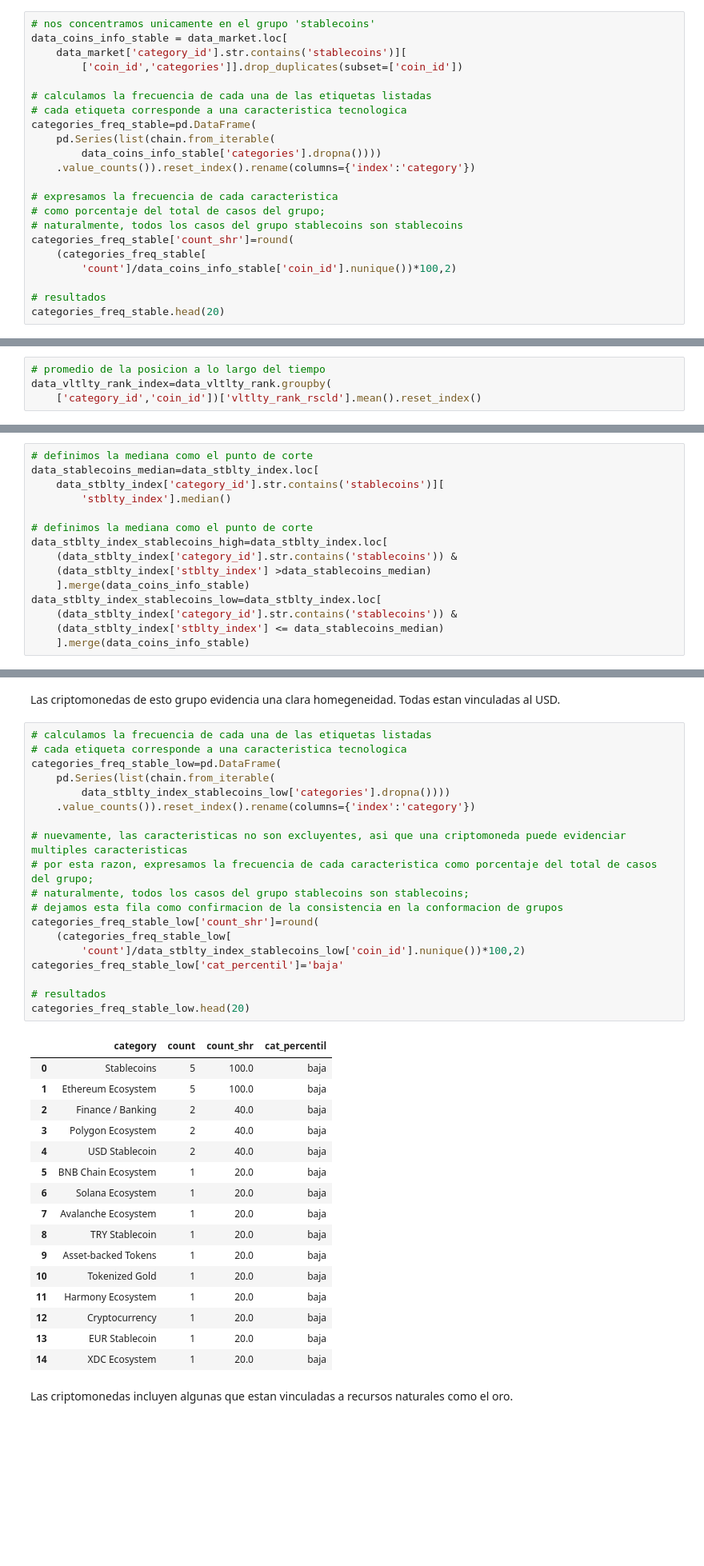
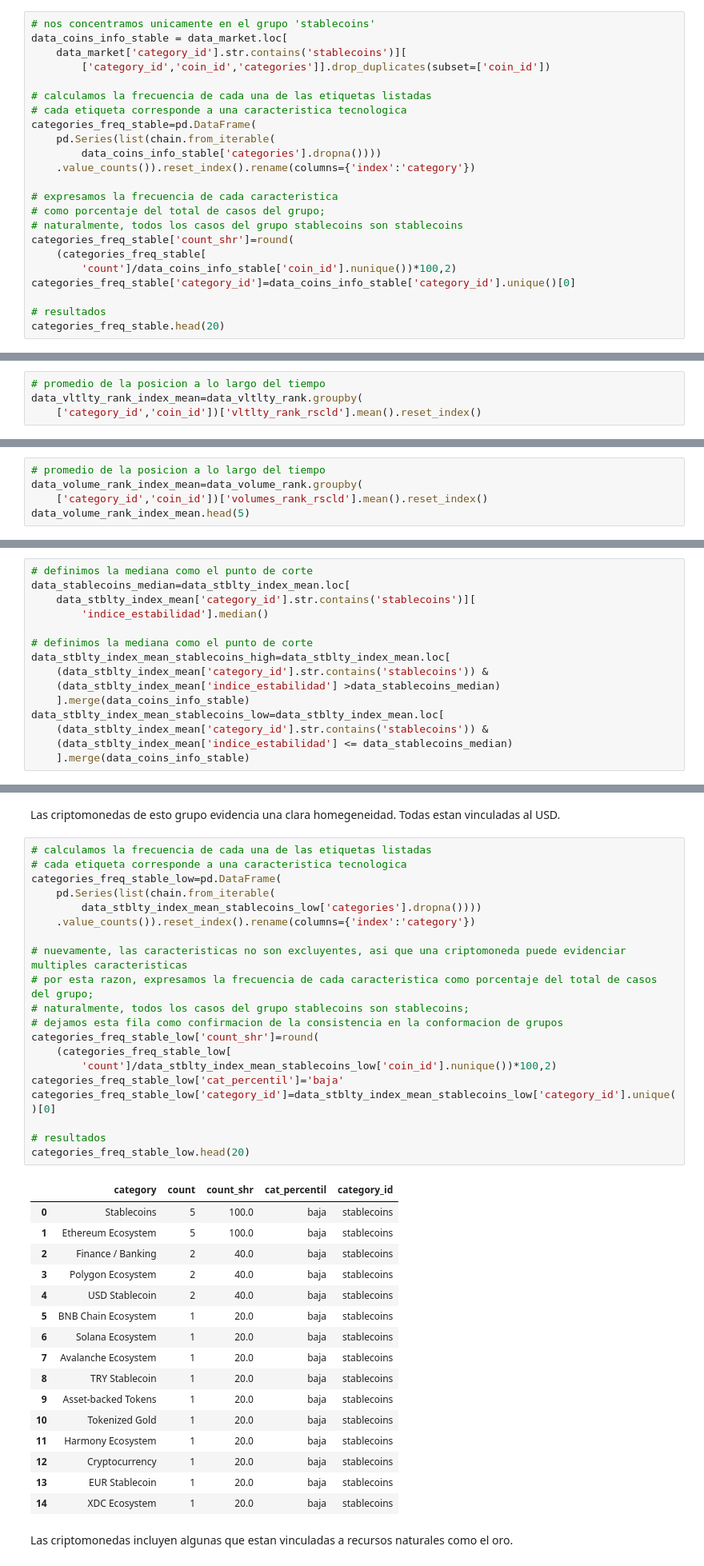
Before and after one commit to mmvvff/henry_pi_anltcs, a Jupyter notebook: data_process/03_eda_v2.ipynb, the cells around one changed output, grey strips where cells are left out. Shown at 80% size. Drawn from its saved outputs; the diff is of its cells as text; blank space fills up the shorter version.

```diff
--- a/data_process/03_eda_v2.ipynb
+++ b/data_process/03_eda_v2.ipynb
@@ -141,7 +166,7 @@ Con base en lo anterior, observamos que el 72% de nuestro subconjunto de casos e
 # nos concentramos unicamente en el grupo 'stablecoins'
 data_coins_info_stable = data_market.loc[
     data_market['category_id'].str.contains('stablecoins')][
-        ['coin_id','categories']].drop_duplicates(subset=['coin_id'])
+        ['category_id','coin_id','categories']].drop_duplicates(subset=['coin_id'])
 
 # calculamos la frecuencia de cada una de las etiquetas listadas
 # cada etiqueta corresponde a una caracteristica tecnologica
@@ -156,6 +181,7 @@ categories_freq_stable=pd.DataFrame(
 categories_freq_stable['count_shr']=round(
     (categories_freq_stable[
         'count']/data_coins_info_stable['coin_id'].nunique())*100,2)
+categories_freq_stable['category_id']=data_coins_info_stable['category_id'].unique()[0]
 
 # resultados
 categories_freq_stable.head(20)
@@ -420,4 +531,4 @@ data_vltlty_rank.head(3)
 # %%
 # promedio de la posicion a lo largo del tiempo
-data_vltlty_rank_index=data_vltlty_rank.groupby(
+data_vltlty_rank_index_mean=data_vltlty_rank.groupby(
     ['category_id','coin_id'])['vltlty_rank_rscld'].mean().reset_index()
@@ -449,0 +535,5 @@ data_volume_rank_index.head(5)
+# %%
+# promedio de la posicion a lo largo del tiempo
+data_volume_rank_index_mean=data_volume_rank.groupby(
+    ['category_id','coin_id'])['volumes_rank_rscld'].mean().reset_index()
+data_volume_rank_index_mean.head(5)
@@ -483,18 +607,18 @@ data_stblty_index.sort_values(
 ### 3.3.1. Stablecoinds: Caracteristicas tecnologicas de las mas estables
 # %%
 # definimos la mediana como el punto de corte
-data_stablecoins_median=data_stblty_index.loc[
-    data_stblty_index['category_id'].str.contains('stablecoins')][
-        'stblty_index'].median()
+data_stablecoins_median=data_stblty_index_mean.loc[
+    data_stblty_index_mean['category_id'].str.contains('stablecoins')][
+        'indice_estabilidad'].median()
 
 # definimos la mediana como el punto de corte
-data_stblty_index_stablecoins_high=data_stblty_index.loc[
-    (data_stblty_index['category_id'].str.contains('stablecoins')) &
-    (data_stblty_index['stblty_index'] >data_stablecoins_median)
+data_stblty_index_mean_stablecoins_high=data_stblty_index_mean.loc[
+    (data_stblty_index_mean['category_id'].str.contains('stablecoins')) &
+    (data_stblty_index_mean['indice_estabilidad'] >data_stablecoins_median)
     ].merge(data_coins_info_stable)
-data_stblty_index_stablecoins_low=data_stblty_index.loc[
-    (data_stblty_index['category_id'].str.contains('stablecoins')) &
-    (data_stblty_index['stblty_index'] <= data_stablecoins_median)
+data_stblty_index_mean_stablecoins_low=data_stblty_index_mean.loc[
+    (data_stblty_index_mean['category_id'].str.contains('stablecoins')) &
+    (data_stblty_index_mean['indice_estabilidad'] <= data_stablecoins_median)
     ].merge(data_coins_info_stable)
 # %%
 # calculamos la frecuencia de cada una de las etiquetas listadas
@@ -538,39 +663,40 @@ Las criptomonedas de esto grupo evidencia una clara homegeneidad. Todas estan vi
 # %%
 # calculamos la frecuencia de cada una de las etiquetas listadas
 # cada etiqueta corresponde a una caracteristica tecnologica
 categories_freq_stable_low=pd.DataFrame(
     pd.Series(list(chain.from_iterable(
-        data_stblty_index_stablecoins_low['categories'].dropna())))
+        data_stblty_index_mean_stablecoins_low['categories'].dropna())))
     .value_counts()).reset_index().rename(columns={'index':'category'})
 
 # nuevamente, las caracteristicas no son excluyentes, asi que una criptomoneda puede evidenciar multiples caracteristicas
 # por esta razon, expresamos la frecuencia de cada caracteristica como porcentaje del total de casos del grupo;
 # naturalmente, todos los casos del grupo stablecoins son stablecoins;
 # dejamos esta fila como confirmacion de la consistencia en la conformacion de grupos
 categories_freq_stable_low['count_shr']=round(
     (categories_freq_stable_low[
-        'count']/data_stblty_index_stablecoins_low['coin_id'].nunique())*100,2)
+        'count']/data_stblty_index_mean_stablecoins_low['coin_id'].nunique())*100,2)
 categories_freq_stable_low['cat_percentil']='baja'
+categories_freq_stable_low['category_id']=data_stblty_index_mean_stablecoins_low['category_id'].unique()[0]
 
 # resultados
 categories_freq_stable_low.head(20)
 # %% [output]
-|  | category | count | count_shr | cat_percentil |
-| 0 | Stablecoins | 5 | 100.0 | baja |
-| 1 | Ethereum Ecosystem | 5 | 100.0 | baja |
-| 2 | Finance / Banking | 2 | 40.0 | baja |
-| 3 | Polygon Ecosystem | 2 | 40.0 | baja |
-| 4 | USD Stablecoin | 2 | 40.0 | baja |
-| 5 | BNB Chain Ecosystem | 1 | 20.0 | baja |
-| 6 | Solana Ecosystem | 1 | 20.0 | baja |
-| 7 | Avalanche Ecosystem | 1 | 20.0 | baja |
-| 8 | TRY Stablecoin | 1 | 20.0 | baja |
-| 9 | Asset-backed Tokens | 1 | 20.0 | baja |
-| 10 | Tokenized Gold | 1 | 20.0 | baja |
-| 11 | Harmony Ecosystem | 1 | 20.0 | baja |
-| 12 | Cryptocurrency | 1 | 20.0 | baja |
-| 13 | EUR Stablecoin | 1 | 20.0 | baja |
-| 14 | XDC Ecosystem | 1 | 20.0 | baja |
+|  | category | count | count_shr | cat_percentil | category_id |
+| 0 | Stablecoins | 5 | 100.0 | baja | stablecoins |
+| 1 | Ethereum Ecosystem | 5 | 100.0 | baja | stablecoins |
+| 2 | Finance / Banking | 2 | 40.0 | baja | stablecoins |
+| 3 | Polygon Ecosystem | 2 | 40.0 | baja | stablecoins |
+| 4 | USD Stablecoin | 2 | 40.0 | baja | stablecoins |
+| 5 | BNB Chain Ecosystem | 1 | 20.0 | baja | stablecoins |
+| 6 | Solana Ecosystem | 1 | 20.0 | baja | stablecoins |
+| 7 | Avalanche Ecosystem | 1 | 20.0 | baja | stablecoins |
+| 8 | TRY Stablecoin | 1 | 20.0 | baja | stablecoins |
+| 9 | Asset-backed Tokens | 1 | 20.0 | baja | stablecoins |
+| 10 | Tokenized Gold | 1 | 20.0 | baja | stablecoins |
+| 11 | Harmony Ecosystem | 1 | 20.0 | baja | stablecoins |
+| 12 | Cryptocurrency | 1 | 20.0 | baja | stablecoins |
+| 13 | EUR Stablecoin | 1 | 20.0 | baja | stablecoins |
+| 14 | XDC Ecosystem | 1 | 20.0 | baja | stablecoins |
 # %% [markdown]
 Las criptomonedas incluyen algunas que estan vinculadas a recursos naturales como el oro.
 # %% [markdown]
```
Also changed, not shown: parts of 24 cells of this notebook, 18 other files.
